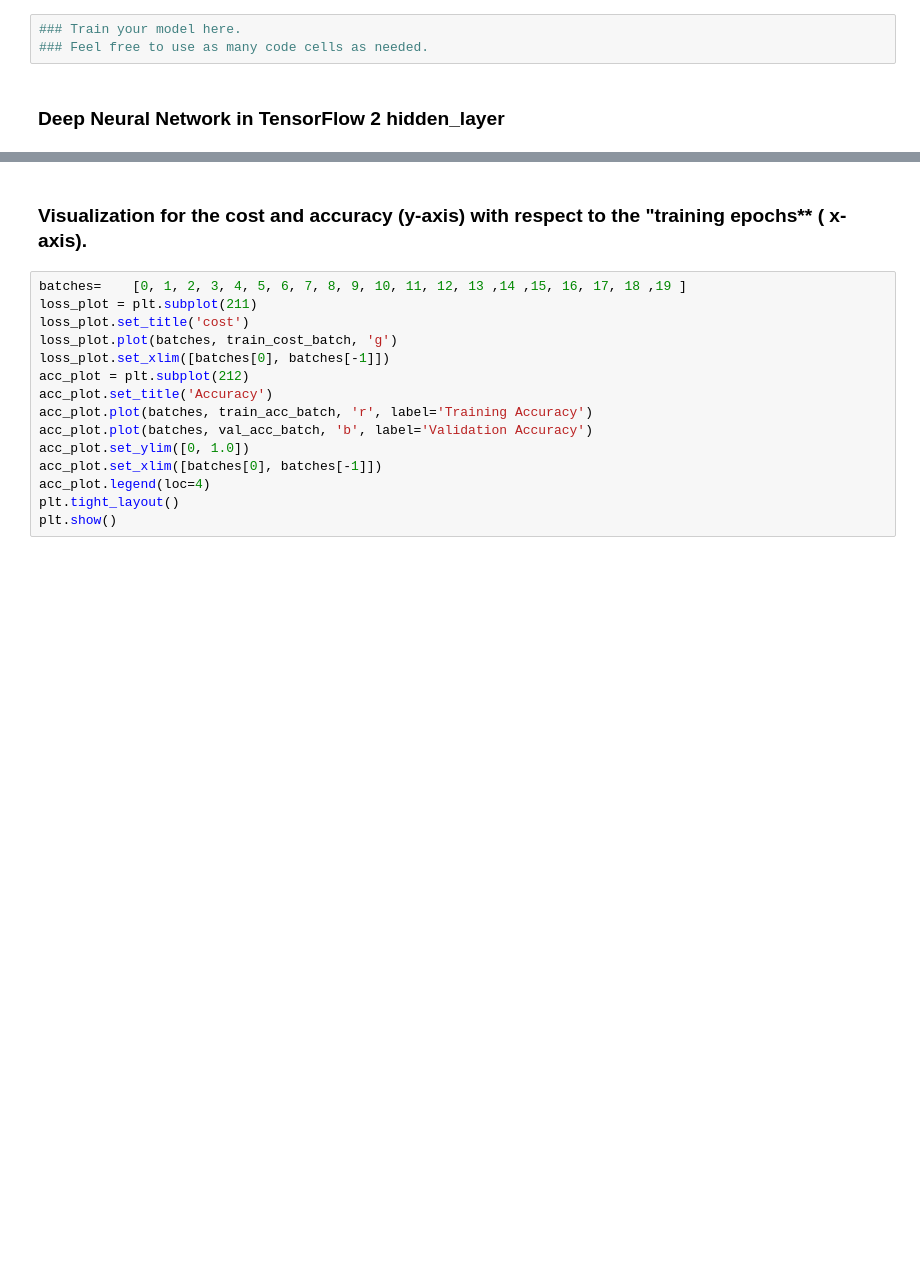
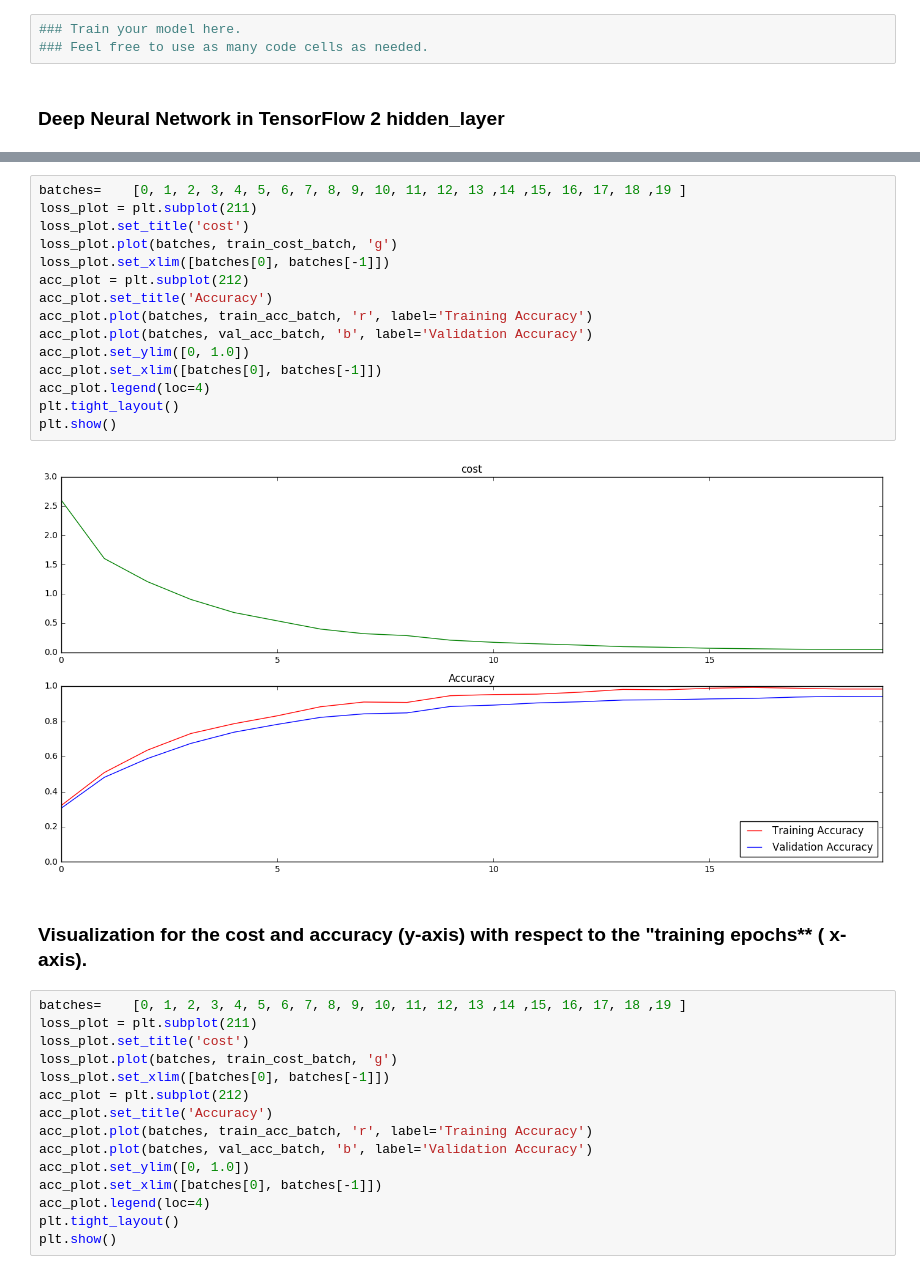
Before and after one commit to Shmuelnaaman/Traffic_Sign_Classifier_neural_network, a Jupyter notebook: Traffic_Signs_Recognition.ipynb, the cells around one changed output, grey strips where cells are left out. Drawn from its saved outputs; the diff is of its cells as text; blank space fills up the shorter version.

```diff
--- a/Traffic_Signs_Recognition.ipynb
+++ b/Traffic_Signs_Recognition.ipynb
@@ -354,3 +360,20 @@ Accuracy: 0.765796
+# %%
+batches=    [0, 1, 2, 3, 4, 5, 6, 7, 8, 9, 10, 11, 12, 13 ,14 ,15, 16, 17, 18 ,19 ]
+loss_plot = plt.subplot(211)
+loss_plot.set_title('cost')
+loss_plot.plot(batches, train_cost_batch, 'g')
+loss_plot.set_xlim([batches[0], batches[-1]])
+acc_plot = plt.subplot(212)
+acc_plot.set_title('Accuracy')
+acc_plot.plot(batches, train_acc_batch, 'r', label='Training Accuracy')
+acc_plot.plot(batches, val_acc_batch, 'b', label='Validation Accuracy')
+acc_plot.set_ylim([0, 1.0])
+acc_plot.set_xlim([batches[0], batches[-1]])
+acc_plot.legend(loc=4)
+plt.tight_layout()
+plt.show()
+# %% [output]
+[figure, added]
 # %% [markdown]
 ### Visualization for the cost and accuracy (y-axis) with respect to the "training epochs** ( x-axis).
 # %%
```
Also changed, not shown: parts of 16 cells of this notebook.
